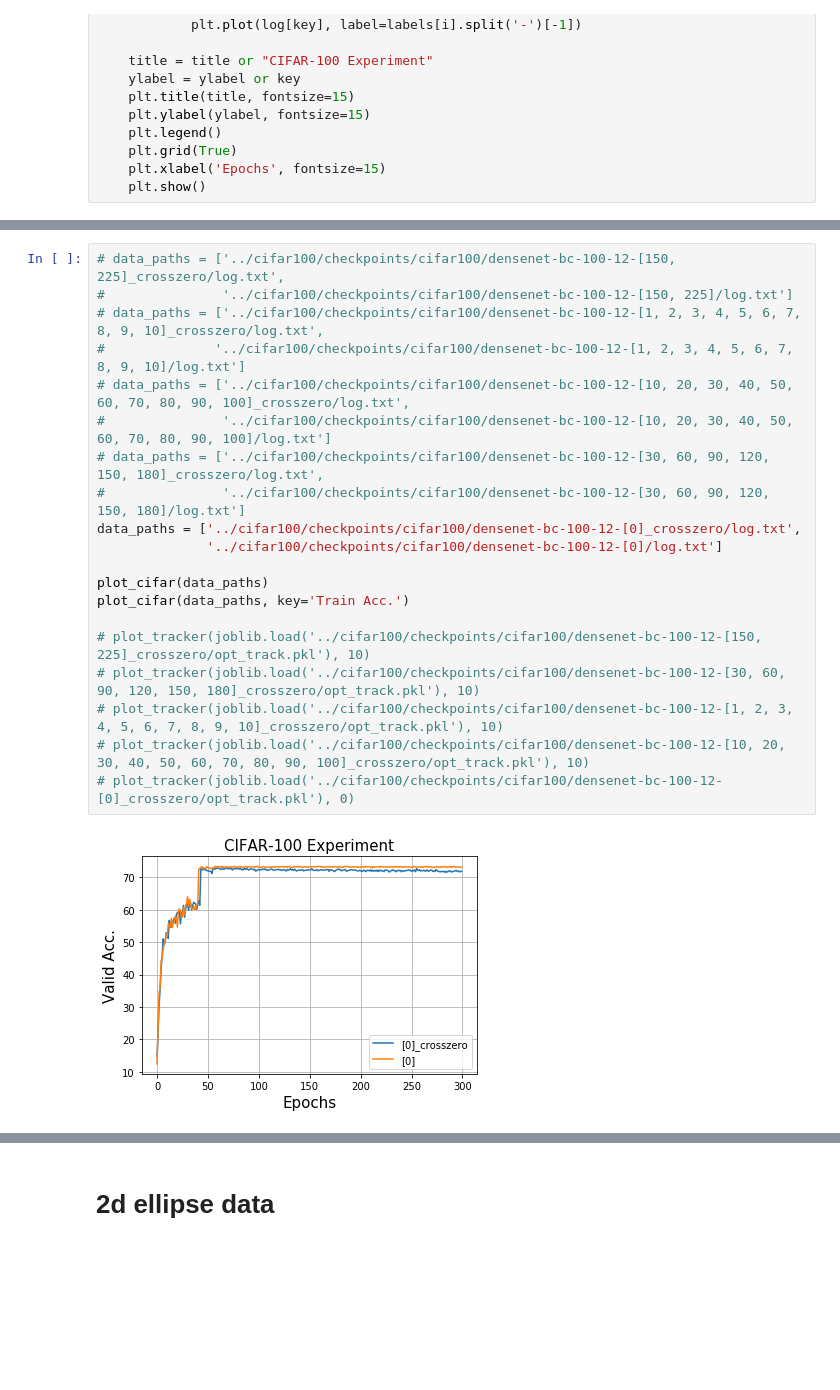
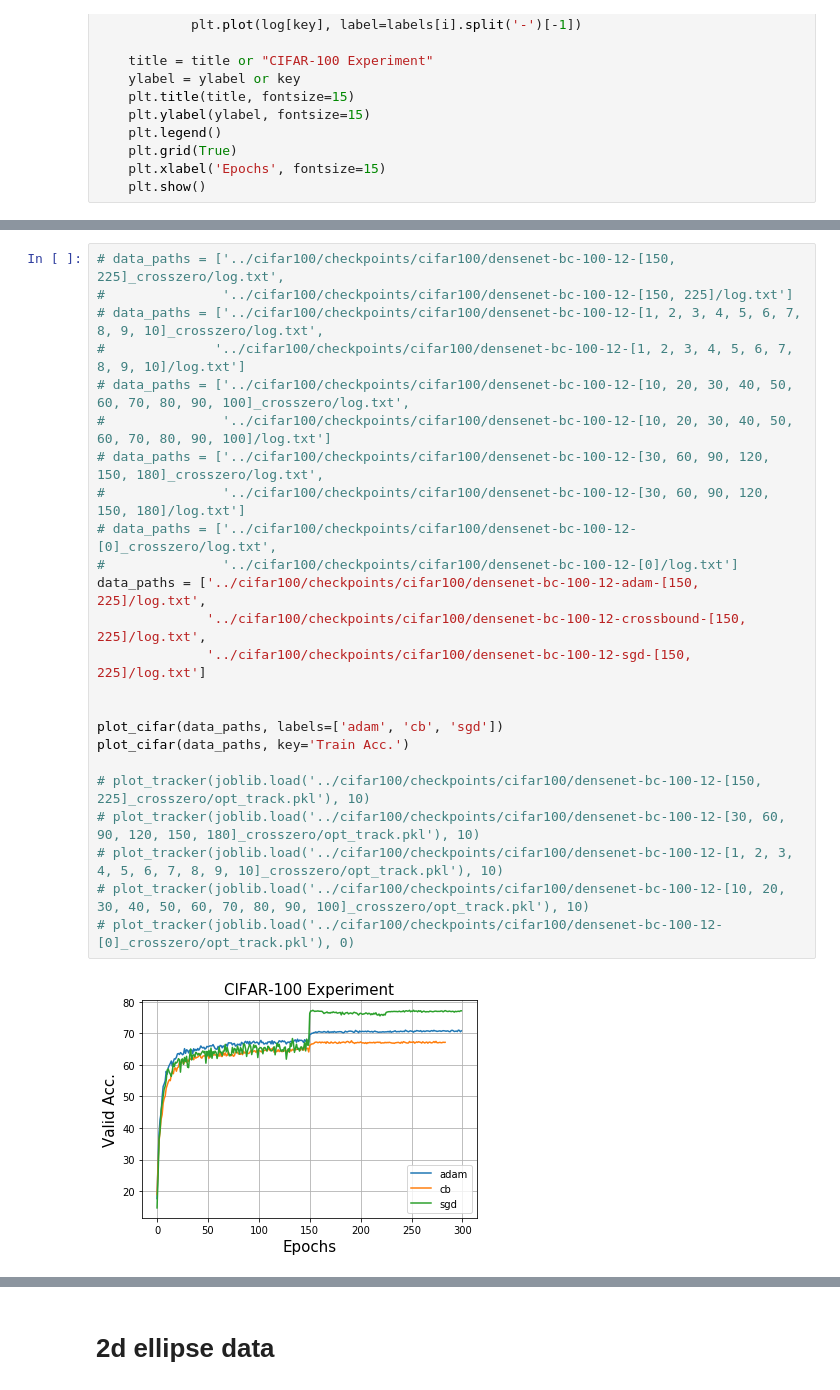
Before and after one commit to nathanwang000/MTL, a Jupyter notebook: FigureMLD5.ipynb, the cells around one changed output, grey strips where cells are left out. Drawn from its saved outputs; the diff is of its cells as text; blank space fills up the shorter version.

```diff
--- a/FigureMLD5.ipynb
+++ b/FigureMLD5.ipynb
@@ -99,22 +121,26 @@ plot_cifar(data_paths, key='Train Acc.', labels=labels, title=title)
 # %%
 # data_paths = ['../cifar100/checkpoints/cifar100/densenet-bc-100-12-[150, 225]_crosszero/log.txt',
 #               '../cifar100/checkpoints/cifar100/densenet-bc-100-12-[150, 225]/log.txt']
 # data_paths = ['../cifar100/checkpoints/cifar100/densenet-bc-100-12-[1, 2, 3, 4, 5, 6, 7, 8, 9, 10]_crosszero/log.txt',
 #              '../cifar100/checkpoints/cifar100/densenet-bc-100-12-[1, 2, 3, 4, 5, 6, 7, 8, 9, 10]/log.txt']
 # data_paths = ['../cifar100/checkpoints/cifar100/densenet-bc-100-12-[10, 20, 30, 40, 50, 60, 70, 80, 90, 100]_crosszero/log.txt',
 #               '../cifar100/checkpoints/cifar100/densenet-bc-100-12-[10, 20, 30, 40, 50, 60, 70, 80, 90, 100]/log.txt']
 # data_paths = ['../cifar100/checkpoints/cifar100/densenet-bc-100-12-[30, 60, 90, 120, 150, 180]_crosszero/log.txt',
 #               '../cifar100/checkpoints/cifar100/densenet-bc-100-12-[30, 60, 90, 120, 150, 180]/log.txt']
-data_paths = ['../cifar100/checkpoints/cifar100/densenet-bc-100-12-[0]_crosszero/log.txt',
-              '../cifar100/checkpoints/cifar100/densenet-bc-100-12-[0]/log.txt']
+# data_paths = ['../cifar100/checkpoints/cifar100/densenet-bc-100-12-[0]_crosszero/log.txt',
+#               '../cifar100/checkpoints/cifar100/densenet-bc-100-12-[0]/log.txt']
+data_paths = ['../cifar100/checkpoints/cifar100/densenet-bc-100-12-adam-[150, 225]/log.txt',
+              '../cifar100/checkpoints/cifar100/densenet-bc-100-12-crossbound-[150, 225]/log.txt',
+              '../cifar100/checkpoints/cifar100/densenet-bc-100-12-sgd-[150, 225]/log.txt']
 
-plot_cifar(data_paths)
+
+plot_cifar(data_paths, labels=['adam', 'cb', 'sgd'])
 plot_cifar(data_paths, key='Train Acc.')
 
 # plot_tracker(joblib.load('../cifar100/checkpoints/cifar100/densenet-bc-100-12-[150, 225]_crosszero/opt_track.pkl'), 10)
 # plot_tracker(joblib.load('../cifar100/checkpoints/cifar100/densenet-bc-100-12-[30, 60, 90, 120, 150, 180]_crosszero/opt_track.pkl'), 10)
 # plot_tracker(joblib.load('../cifar100/checkpoints/cifar100/densenet-bc-100-12-[1, 2, 3, 4, 5, 6, 7, 8, 9, 10]_crosszero/opt_track.pkl'), 10)
 # plot_tracker(joblib.load('../cifar100/checkpoints/cifar100/densenet-bc-100-12-[10, 20, 30, 40, 50, 60, 70, 80, 90, 100]_crosszero/opt_track.pkl'), 10)
 # plot_tracker(joblib.load('../cifar100/checkpoints/cifar100/densenet-bc-100-12-[0]_crosszero/opt_track.pkl'), 0)
 # %% [output]
-[figure, old version]
+[figure, new version]
```
Also changed, not shown: parts of 12 cells of this notebook, 1 other file.
